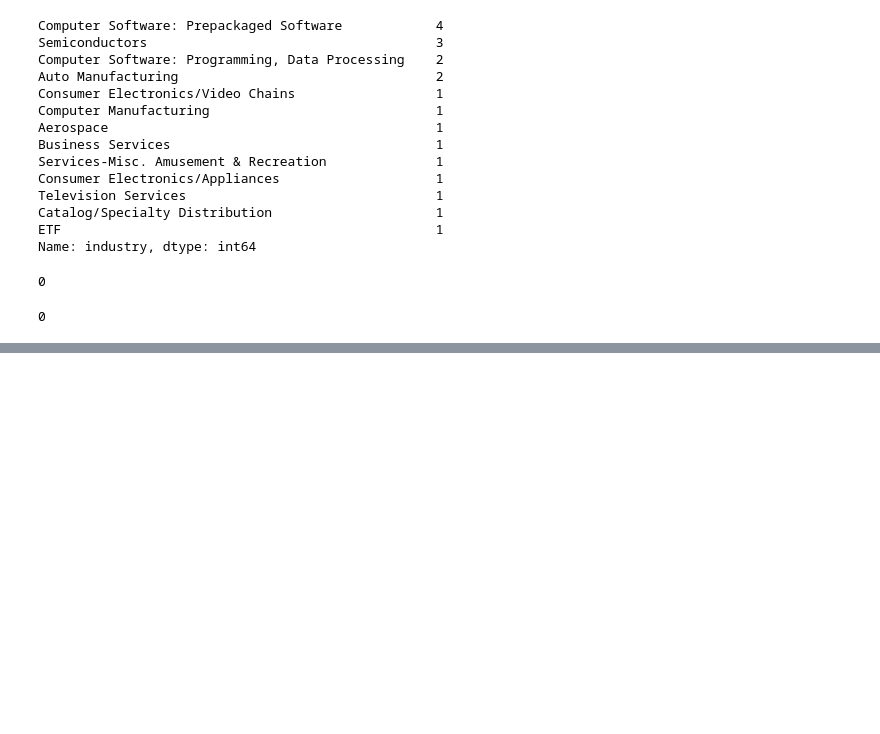
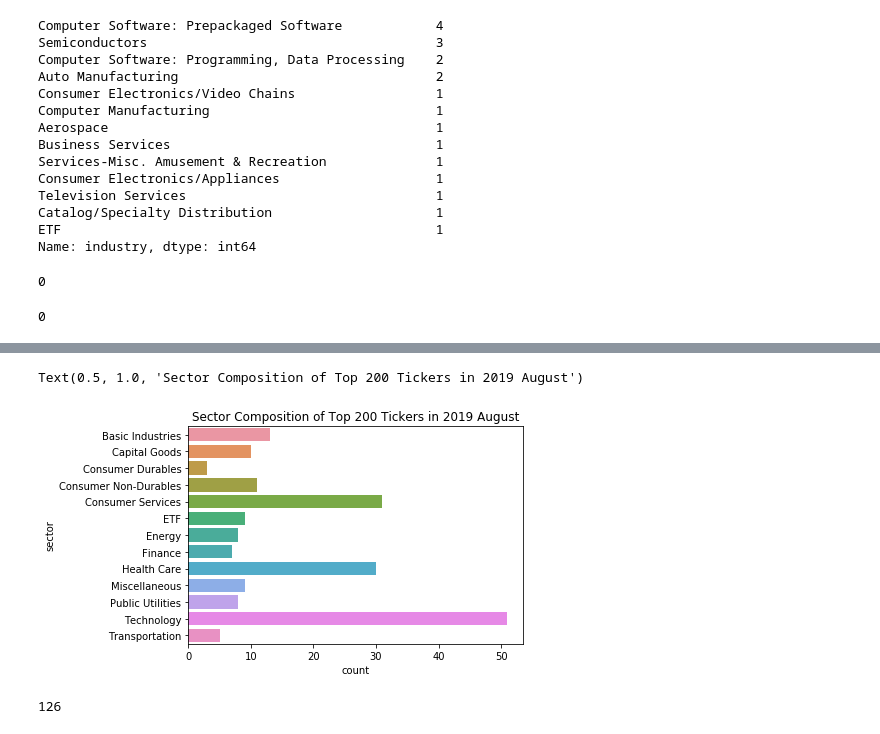
Before and after one commit to DS4A-mathemagicians/robintrack, a Jupyter notebook: Popular Tickers on Robinhood and WSB.ipynb, the cells around one changed output, grey strips where cells are left out. Cells and saved outputs as stored; diff of their text form; code cells hidden in the pictures; blank space fills up the shorter version.

```diff
--- a/Popular Tickers on Robinhood and WSB.ipynb
+++ b/Popular Tickers on Robinhood and WSB.ipynb
@@ -173,0 +375,3 @@ plt.savefig(cwd + "/figures/wsb_popular_sectors.png")
+# %%
+bc_sector, bc_industry  = get_sector_industry(rb_top_200_bc.index.values)
+ac_sector, ac_industry  = get_sector_industry(rb_top_200_ac.index.values)
@@ -173,0 +388,6 @@ plt.savefig(cwd + "/figures/wsb_popular_sectors.png")
+# %%
+rb_top_200_bc_df = rb_top_200_bc.to_frame()
+rb_top_200_ac_df = rb_top_200_ac.to_frame()
+# %%
+rb_top_200_bc_df = bc_sector.to_frame().combine_first(rb_top_200_bc_df)
+rb_top_200_ac_df = ac_sector.to_frame().combine_first(rb_top_200_ac_df)
@@ -173,0 +408,3 @@ plt.savefig(cwd + "/figures/wsb_popular_sectors.png")
+# %%
+rb_top_200_bc_df.rename(columns = {rb_top_200_bc_df.columns[0]: 'user_holding',
+                                   rb_top_200_bc_df.columns[1]: 'sector'}, inplace = True)
@@ -173,0 +414,10 @@ plt.savefig(cwd + "/figures/wsb_popular_sectors.png")
+# %%
+sns.countplot(y = rb_top_200_bc_df.sort_values(by = ['sector'])['sector'])
+plt.title("Sector Composition of Top 200 Tickers in 2019 August")
+# %% [output]
+Text(0.5, 1.0, 'Sector Composition of Top 200 Tickers in 2019 August')
+[figure, added]
+# %%
+len(set(rb_top_200_ac_df.index.values).intersection(set(rb_top_200_bc_df.index.values)))
+# %% [output]
+126
```
Also changed, not shown: parts of 78 cells of this notebook.
